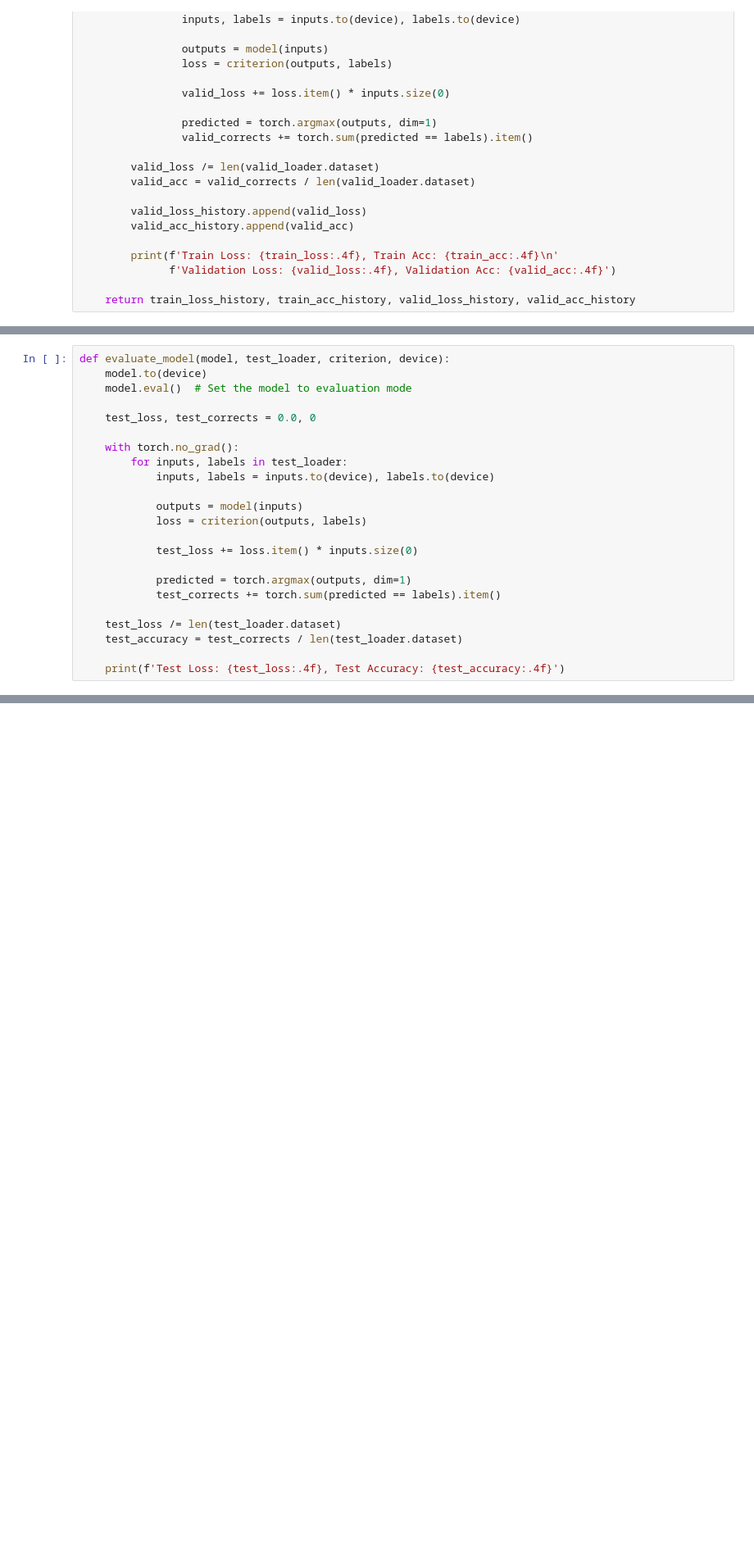
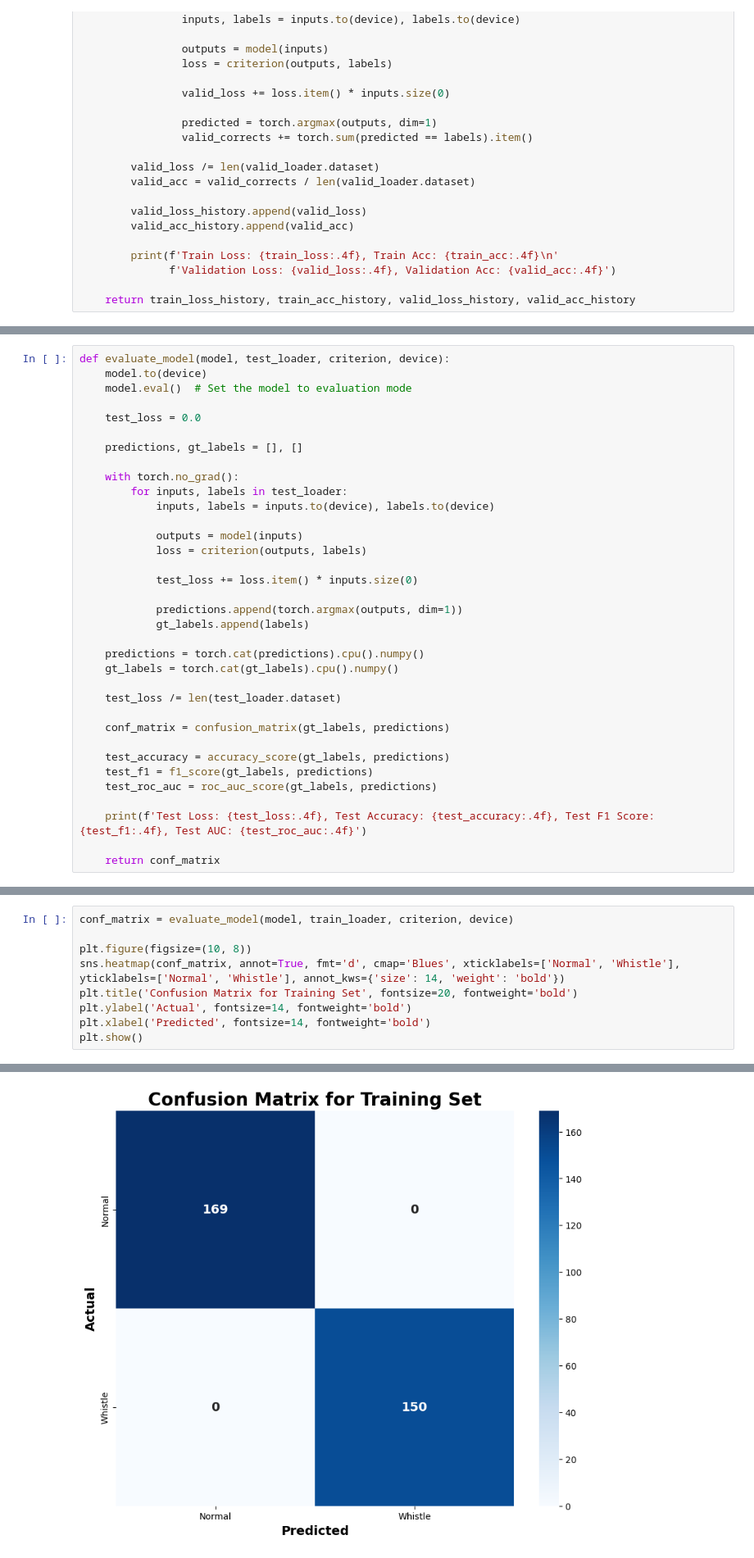
Before and after one commit to Tianchen2001/wind-turbine-error-detection, a Jupyter notebook: train.ipynb, the cells around one changed output, grey strips where cells are left out. Shown at 82% size. Drawn from its saved outputs; the diff is of its cells as text; blank space fills up the shorter version.

```diff
--- a/train.ipynb
+++ b/train.ipynb
@@ -142,7 +145,9 @@ def evaluate_model(model, test_loader, criterion, device):
     model.to(device)
     model.eval()  # Set the model to evaluation mode
 
-    test_loss, test_corrects = 0.0, 0
+    test_loss = 0.0
+
+    predictions, gt_labels = [], []
 
     with torch.no_grad():
         for inputs, labels in test_loader:
@@ -153,10 +158,20 @@ def evaluate_model(model, test_loader, criterion, device):
 
             test_loss += loss.item() * inputs.size(0)
 
-            predicted = torch.argmax(outputs, dim=1)
-            test_corrects += torch.sum(predicted == labels).item()
+            predictions.append(torch.argmax(outputs, dim=1))
+            gt_labels.append(labels)
+
+    predictions = torch.cat(predictions).cpu().numpy()
+    gt_labels = torch.cat(gt_labels).cpu().numpy()
 
     test_loss /= len(test_loader.dataset)
-    test_accuracy = test_corrects / len(test_loader.dataset)
 
-    print(f'Test Loss: {test_loss:.4f}, Test Accuracy: {test_accuracy:.4f}')
+    conf_matrix = confusion_matrix(gt_labels, predictions)
+
+    test_accuracy = accuracy_score(gt_labels, predictions)
+    test_f1 = f1_score(gt_labels, predictions)
+    test_roc_auc = roc_auc_score(gt_labels, predictions)
+
+    print(f'Test Loss: {test_loss:.4f}, Test Accuracy: {test_accuracy:.4f}, Test F1 Score: {test_f1:.4f}, Test AUC: {test_roc_auc:.4f}')
+
+    return conf_matrix
@@ -166,0 +178,10 @@ Test Loss: 0.0014, Test Accuracy: 1.0000
+# %%
+conf_matrix = evaluate_model(model, train_loader, criterion, device)
+
+plt.figure(figsize=(10, 8))
+sns.heatmap(conf_matrix, annot=True, fmt='d', cmap='Blues', xticklabels=['Normal', 'Whistle'], yticklabels=['Normal', 'Whistle'], annot_kws={'size': 14, 'weight': 'bold'})
+plt.title('Confusion Matrix for Training Set', fontsize=20, fontweight='bold')
+plt.ylabel('Actual', fontsize=14, fontweight='bold')
+plt.xlabel('Predicted', fontsize=14, fontweight='bold')
+plt.show()
+# %% [output]
@@ -166,0 +189 @@ Test Loss: 0.0014, Test Accuracy: 1.0000
+[figure, added]
```
Also changed, not shown: parts of 12 cells of this notebook, 15 other files.
